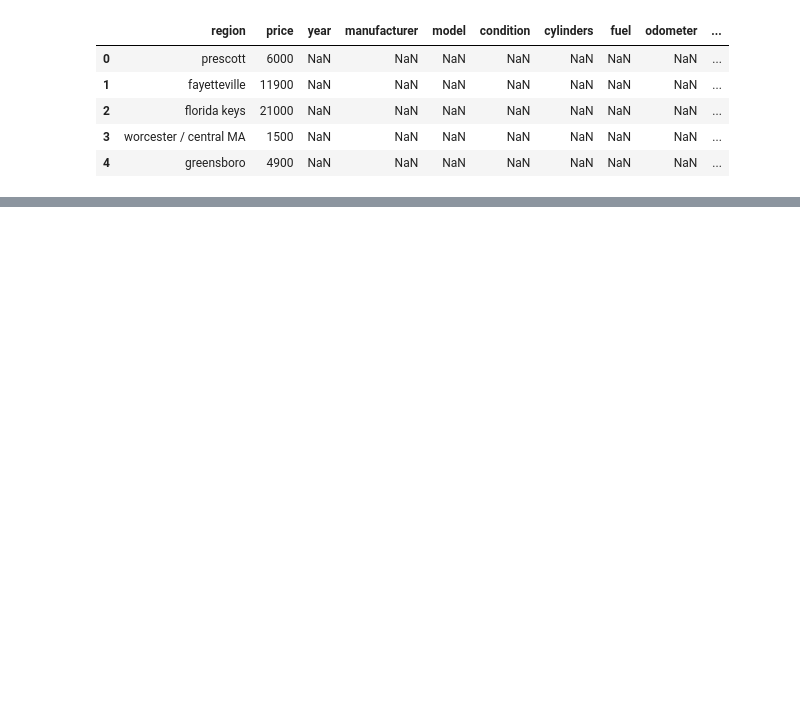
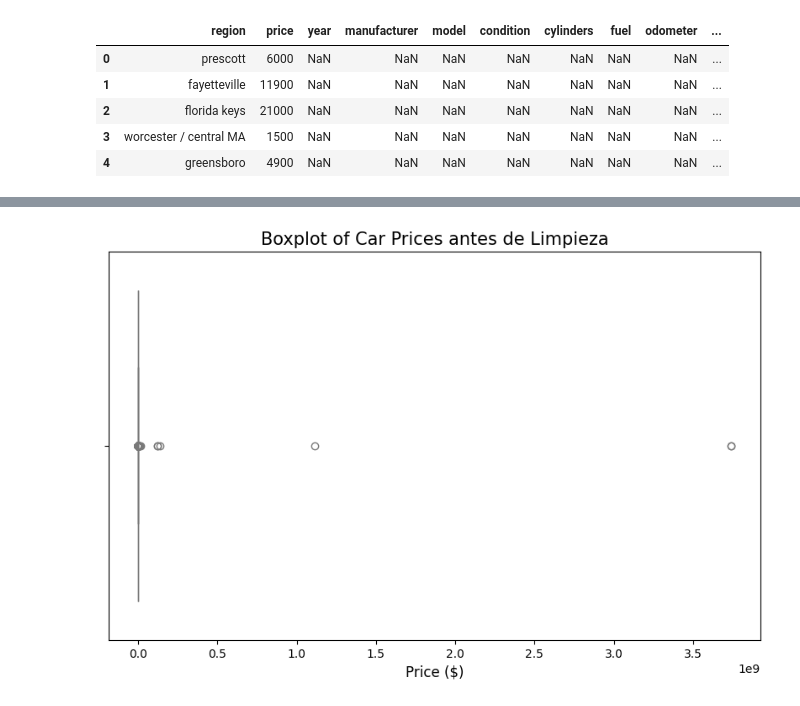
Before and after one commit to jayc888/Prueba_carros_usados_dataset_local, a Jupyter notebook: src/explore.ipynb, the cells around one changed output, grey strips where cells are left out. Cells and saved outputs as stored; diff of their text form; code cells hidden in the pictures; blank space fills up the shorter version.

```diff
--- a/src/explore.ipynb
+++ b/src/explore.ipynb
@@ -49,5 +47,3 @@ df.head()
 | 2 | florida keys | 21000 | NaN | NaN | NaN | NaN | NaN | NaN | NaN | ... |
 | 3 | worcester / central MA | 1500 | NaN | NaN | NaN | NaN | NaN | NaN | NaN | ... |
 | 4 | greensboro | 4900 | NaN | NaN | NaN | NaN | NaN | NaN | NaN | ... |
-# %%
-df.drop(columns=['description','condition','type','region'],inplace=True) #elimine region para ver si tengo mas datos.
@@ -54,3 +64,9 @@ df.drop(columns=['description','condition','type','region'],inplace=True) #elimi
+# %%
+df.drop(columns=['description','condition','type','region','model'],inplace=True) #se decide eliminar otras variables. Model por ejemplo por dificultad en exploracion de datos.
+df.dropna(inplace=True) #eliminamos filas con valores nulos
+df.drop_duplicates(inplace=True) #eliminamos filas duplicadas
+df = df[df['price'] > 0] #eliminamos filas con precios negativos o cero
+df = df[df['odometer'] > 0] #eliminamos filas con odometro negativo o cero
 # %%
 df.info()
 # %% [output]
@@ -383,0 +91,7 @@ Passing `palette` without assigning `hue` is deprecated and will be removed in v
+# %%
+#cambiar floats a int
+pd.set_option('display.max_columns', None)
+df['year'].fillna(0, inplace=True)
+df['year'] = df['year'].astype(int)
+df['odometer'] = df['odometer'].astype(int)
+df.info()
@@ -383,0 +295,13 @@ Passing `palette` without assigning `hue` is deprecated and will be removed in v
+# %%
+# Create a figure and an axes object
+plt.figure(figsize=(10, 6))
+# Generate the boxplot
+# We use a horizontal orientation for better readability of the price scale
+sns.boxplot(x=df['price'], color='lightblue')
+# Add titles and labels for clarity
+plt.title('Boxplot of Car Prices antes de Limpieza', fontsize=15)
+plt.xlabel('Price ($)', fontsize=12)
+# Show the plot
+plt.show()
+# %% [output]
+[figure, added]
```
Also changed, not shown: parts of 64 cells of this notebook, 1 other file.
